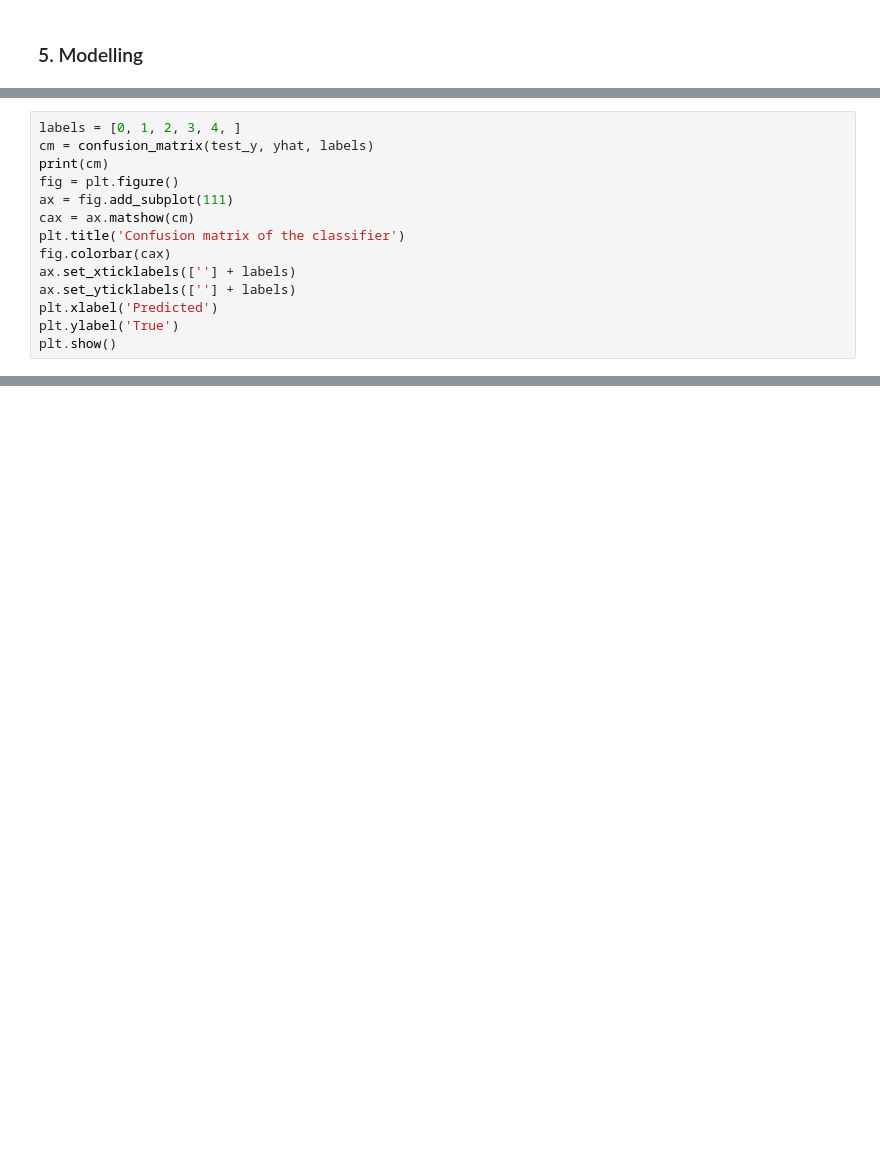
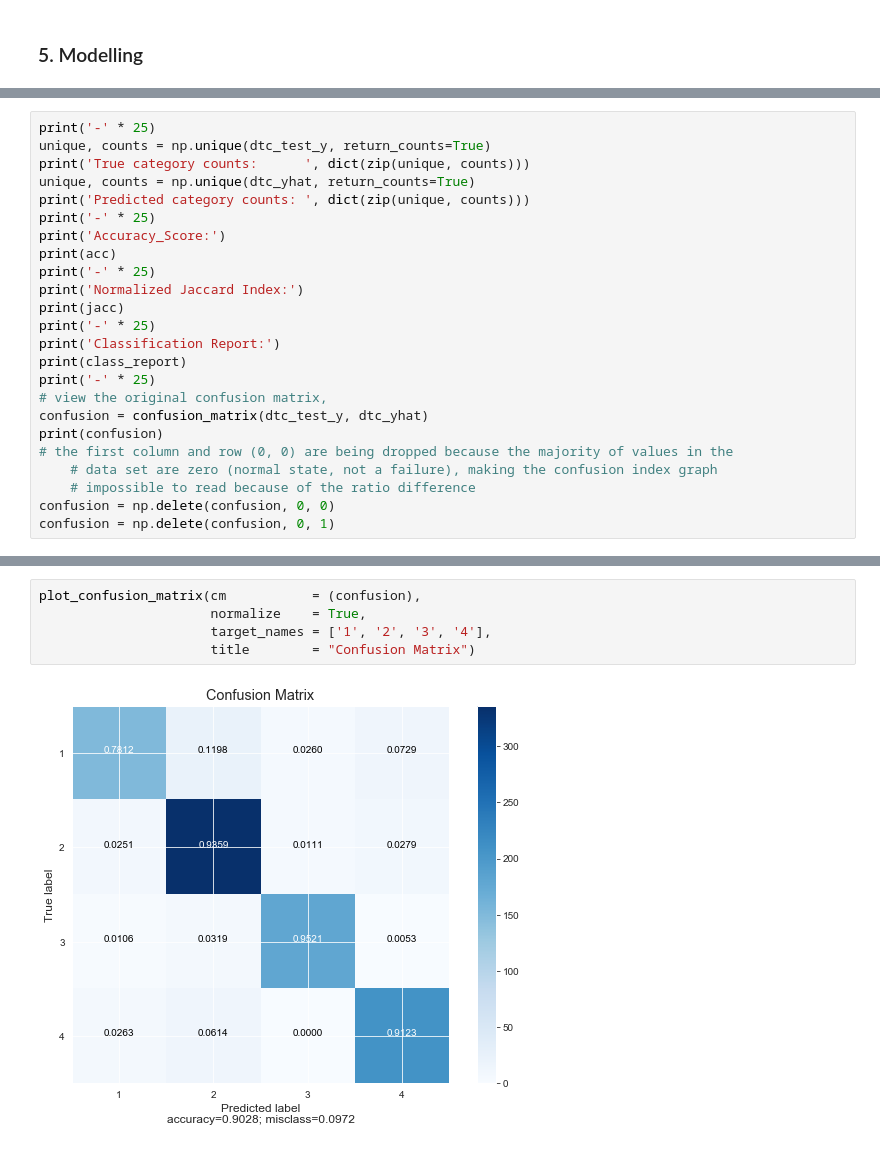
Before and after one commit to 55thSwiss/Kaggle, a Jupyter notebook: MPred/MPred_v3.ipynb, the cells around one changed output, grey strips where cells are left out. Drawn from its saved outputs; the diff is of its cells as text; blank space fills up the shorter version.

```diff
--- a/MPred/MPred_v3.ipynb
+++ b/MPred/MPred_v3.ipynb
@@ -872,14 +832,0 @@ weighted avg       0.99      0.99      0.99     73809
-# %%
-labels = [0, 1, 2, 3, 4, ]
-cm = confusion_matrix(test_y, yhat, labels)
-print(cm)
-fig = plt.figure()
-ax = fig.add_subplot(111)
-cax = ax.matshow(cm)
-plt.title('Confusion matrix of the classifier')
-fig.colorbar(cax)
-ax.set_xticklabels([''] + labels)
-ax.set_yticklabels([''] + labels)
-plt.xlabel('Predicted')
-plt.ylabel('True')
-plt.show()
@@ -892,0 +934,24 @@ plt.show()
+# %%
+print('-' * 25)
+unique, counts = np.unique(dtc_test_y, return_counts=True)
+print('True category counts:      ', dict(zip(unique, counts)))
+unique, counts = np.unique(dtc_yhat, return_counts=True)
+print('Predicted category counts: ', dict(zip(unique, counts)))
+print('-' * 25)
+print('Accuracy_Score:')
+print(acc)
+print('-' * 25)
+print('Normalized Jaccard Index:')
+print(jacc)
+print('-' * 25)
+print('Classification Report:')
+print(class_report)
+print('-' * 25)
+# view the original confusion matrix,
+confusion = confusion_matrix(dtc_test_y, dtc_yhat)
+print(confusion)
+# the first column and row (0, 0) are being dropped because the majority of values in the
+    # data set are zero (normal state, not a failure), making the confusion index graph
+    # impossible to read because of the ratio difference
+confusion = np.delete(confusion, 0, 0)
+confusion = np.delete(confusion, 0, 1)
@@ -892,0 +976,7 @@ plt.show()
+# %%
+plot_confusion_matrix(cm           = (confusion),
+                      normalize    = True,
+                      target_names = ['1', '2', '3', '4'],
+                      title        = "Confusion Matrix")
+# %% [output]
+[figure, added]
```
Also changed, not shown: parts of 19 cells of this notebook.
